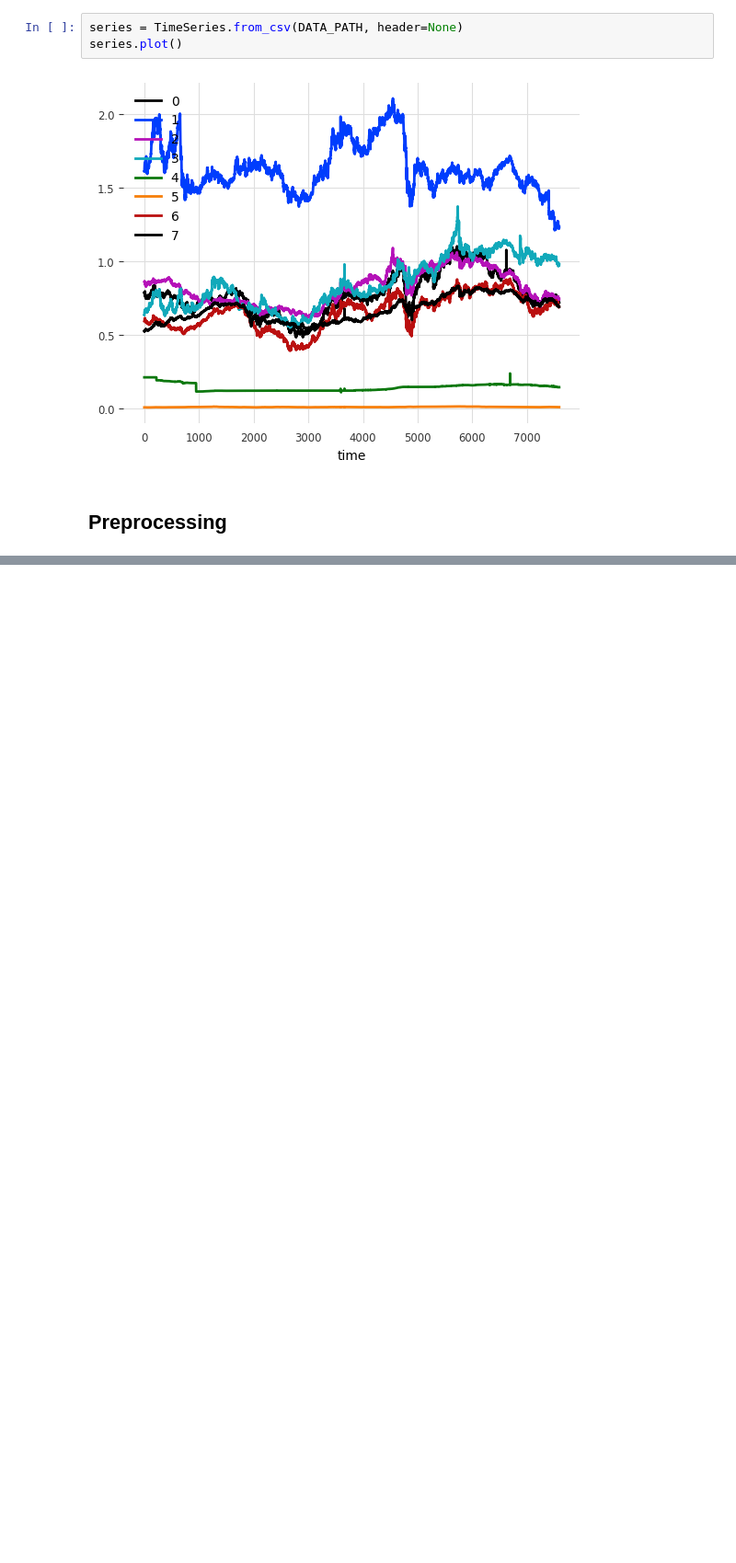
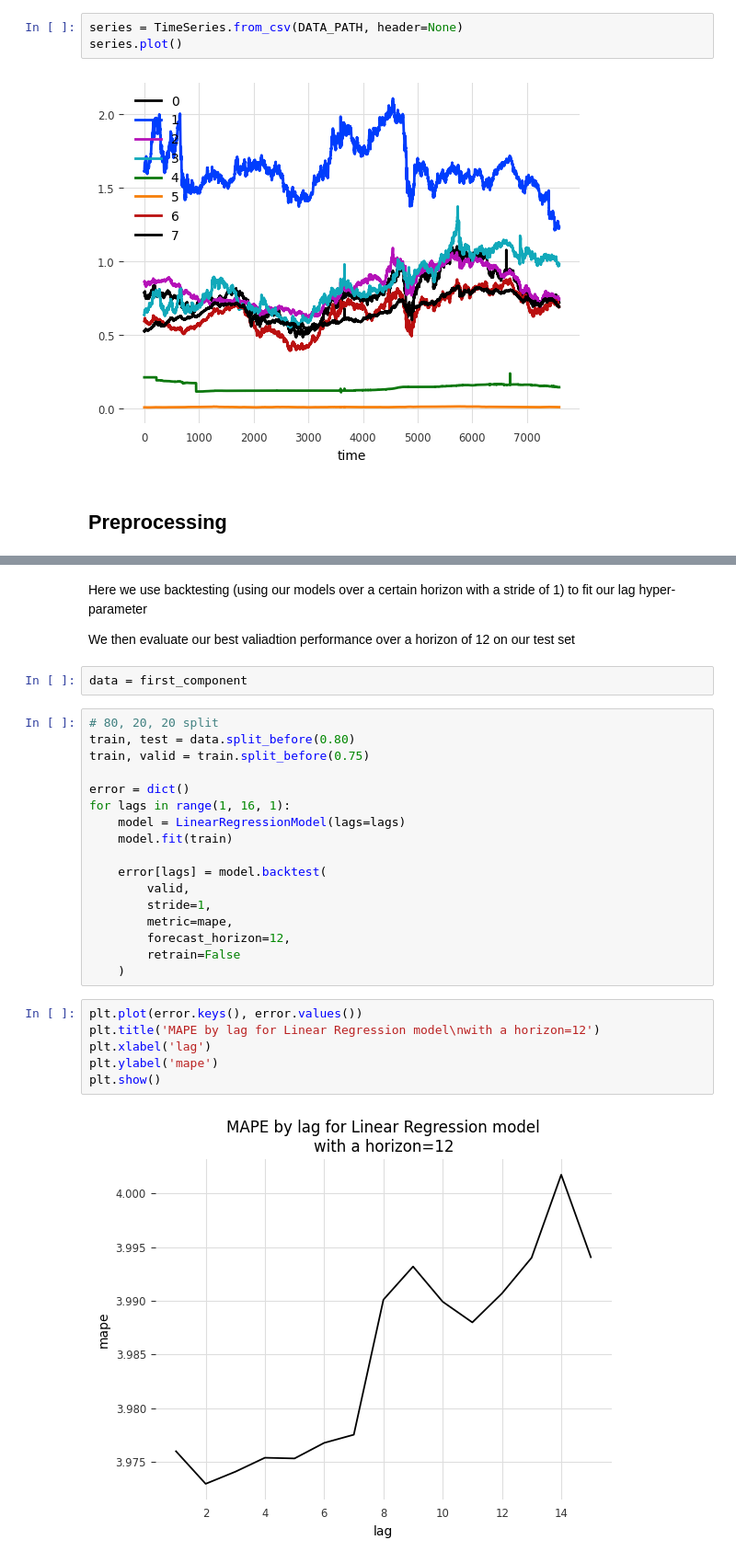
Before and after one commit to MarthyGarcia/IFT6759_B_H23, a Jupyter notebook: notebooks/1.0-wgc-initial-data-exploration.ipynb, the cells around one changed output, grey strips where cells are left out. Shown: that part at 92% size. Cells and saved outputs as stored; diff of their text form; blank space fills up the shorter version.

```diff
--- a/notebooks/1.0-wgc-initial-data-exploration.ipynb
+++ b/notebooks/1.0-wgc-initial-data-exploration.ipynb
@@ -70,0 +65,31 @@ model LinearRegression(lags={'target': [-3, -2, -1]}) obtains MAPE: 12.20%
+# %% [markdown]
+Here we use backtesting (using our models over a certain horizon with a stride of 1) to fit our lag hyper-parameter
+
+We then evaluate our best valiadtion performance over a horizon of 12 on our test set
+# %%
+data = first_component
+# %%
+# 80, 20, 20 split
+train, test = data.split_before(0.80)
+train, valid = train.split_before(0.75)
+
+error = dict()
+for lags in range(1, 16, 1):
+    model = LinearRegressionModel(lags=lags)
+    model.fit(train)
+
+    error[lags] = model.backtest(
+        valid,
+        stride=1,
+        metric=mape,
+        forecast_horizon=12,
+        retrain=False
+    )
+# %%
+plt.plot(error.keys(), error.values())
+plt.title('MAPE by lag for Linear Regression model\nwith a horizon=12')
+plt.xlabel('lag')
+plt.ylabel('mape')
+plt.show()
+# %% [output]
+[figure, added]
```
Also changed, not shown: parts of 14 cells of this notebook.
